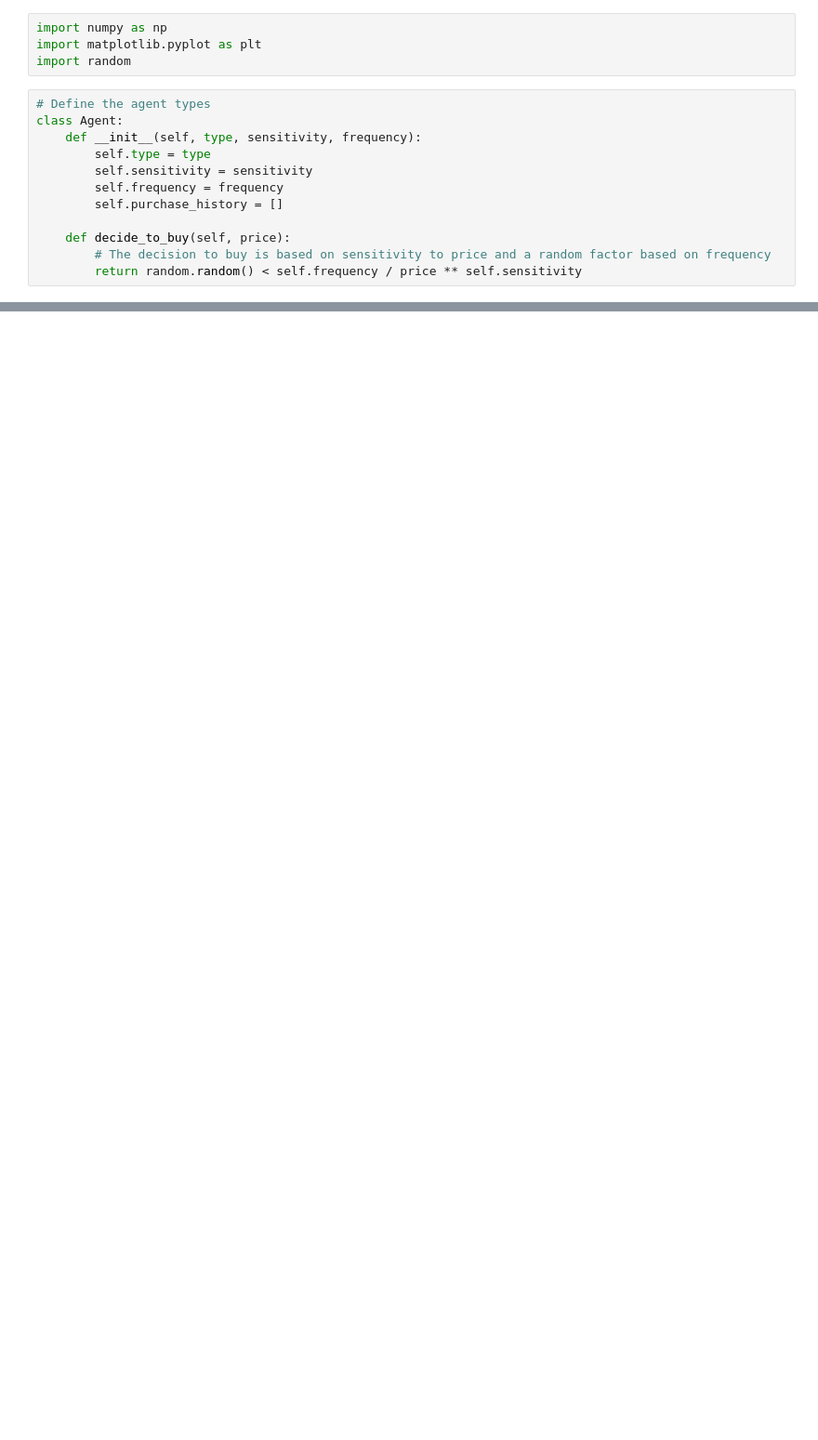
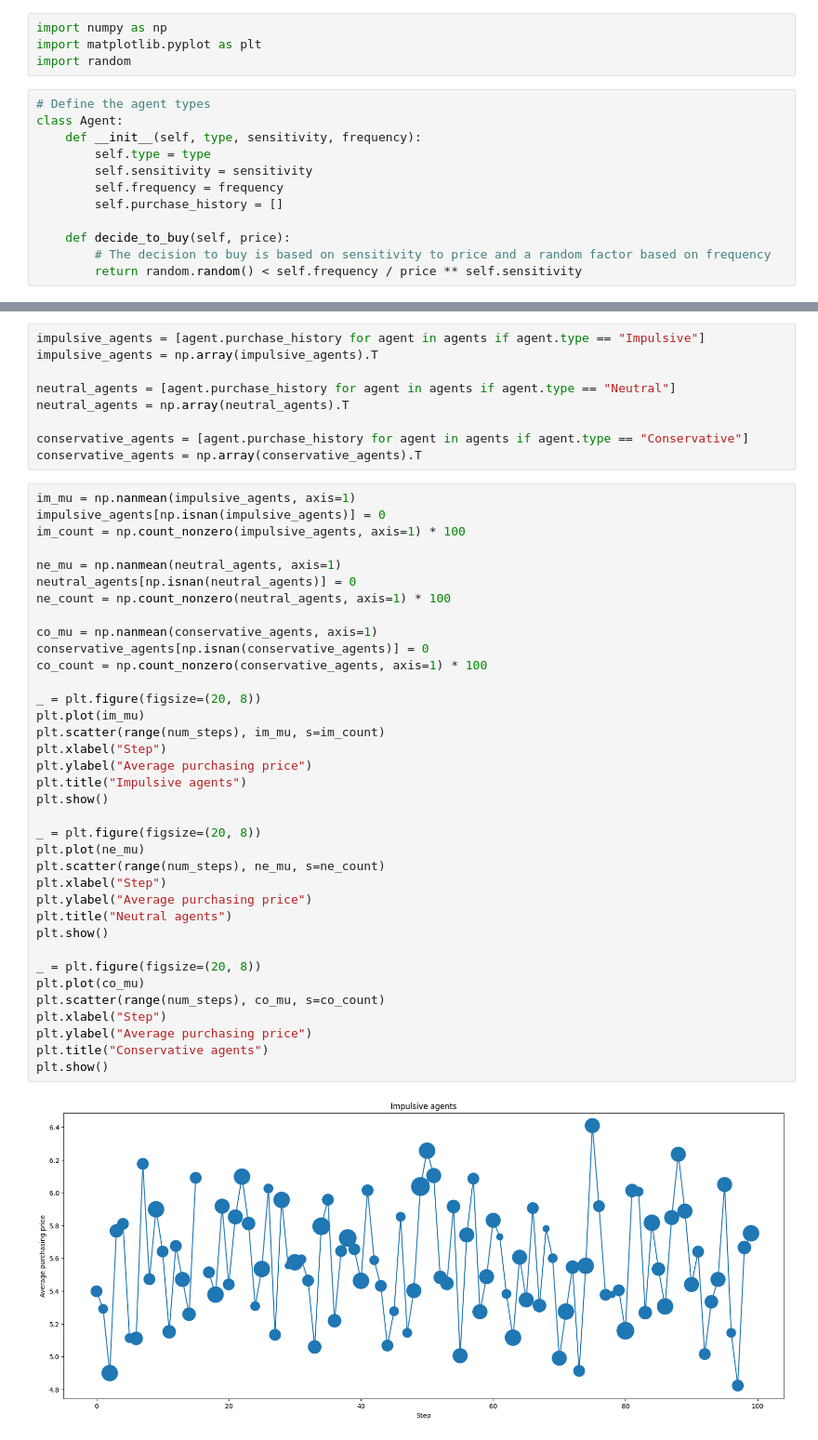
Before and after one commit to aluchici/rau-numerical-methods-2023-2024, a Jupyter notebook: Simulation_Example_1.1.ipynb, the cells around one changed output, grey strips where cells are left out. Shown at 93% size. Cells and saved outputs as stored; diff of their text form; blank space fills up the shorter version.

```diff
--- a/Simulation_Example_1.1.ipynb
+++ b/Simulation_Example_1.1.ipynb
@@ -98,0 +113,47 @@ plt.show()
+# %%
+impulsive_agents = [agent.purchase_history for agent in agents if agent.type == "Impulsive"]
+impulsive_agents = np.array(impulsive_agents).T
+
+neutral_agents = [agent.purchase_history for agent in agents if agent.type == "Neutral"]
+neutral_agents = np.array(neutral_agents).T
+
+conservative_agents = [agent.purchase_history for agent in agents if agent.type == "Conservative"]
+conservative_agents = np.array(conservative_agents).T
+# %%
+im_mu = np.nanmean(impulsive_agents, axis=1)
+impulsive_agents[np.isnan(impulsive_agents)] = 0
+im_count = np.count_nonzero(impulsive_agents, axis=1) * 100
+
+ne_mu = np.nanmean(neutral_agents, axis=1)
+neutral_agents[np.isnan(neutral_agents)] = 0
+ne_count = np.count_nonzero(neutral_agents, axis=1) * 100
+
+co_mu = np.nanmean(conservative_agents, axis=1)
+conservative_agents[np.isnan(conservative_agents)] = 0
+co_count = np.count_nonzero(conservative_agents, axis=1) * 100
+
+_ = plt.figure(figsize=(20, 8))
+plt.plot(im_mu)
+plt.scatter(range(num_steps), im_mu, s=im_count)
+plt.xlabel("Step")
+plt.ylabel("Average purchasing price")
+plt.title("Impulsive agents")
+plt.show()
+
+_ = plt.figure(figsize=(20, 8))
+plt.plot(ne_mu)
+plt.scatter(range(num_steps), ne_mu, s=ne_count)
+plt.xlabel("Step")
+plt.ylabel("Average purchasing price")
+plt.title("Neutral agents")
+plt.show()
+
+_ = plt.figure(figsize=(20, 8))
+plt.plot(co_mu)
+plt.scatter(range(num_steps), co_mu, s=co_count)
+plt.xlabel("Step")
+plt.ylabel("Average purchasing price")
+plt.title("Conservative agents")
+plt.show()
+# %% [output]
+[figure, added]
```
Also changed, not shown: parts of 10 cells of this notebook, 3 other files.
